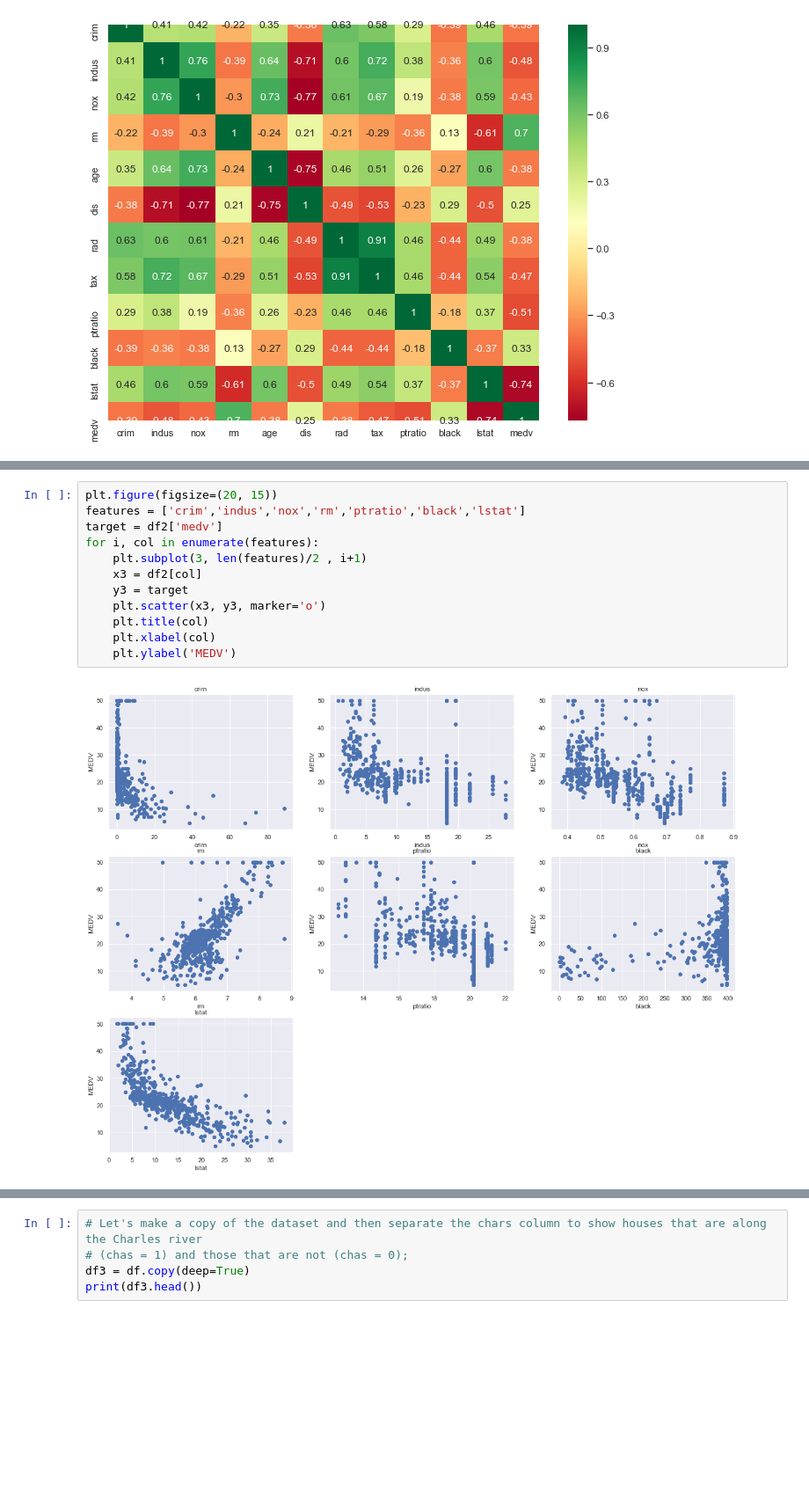
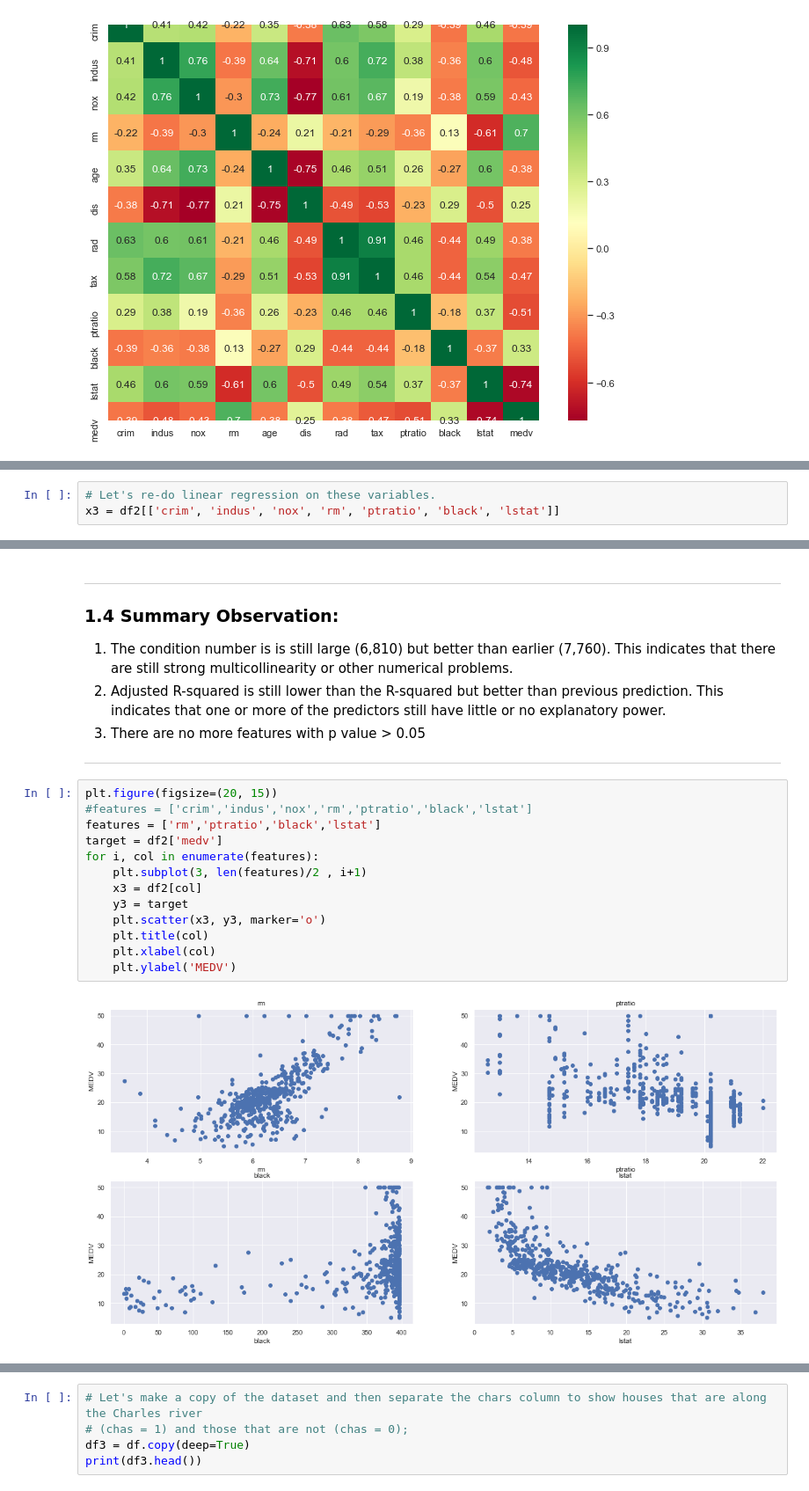
Before and after one commit to dewaledr/MLearning-Projects, a Jupyter notebook: Project_BostonHousePrices.ipynb, the cells around one changed output, grey strips where cells are left out. Shown at 88% size. Saved outputs shown, nothing was run; the diff lists cells and outputs as text; blank space fills up the shorter version.

```diff
--- a/Project_BostonHousePrices.ipynb
+++ b/Project_BostonHousePrices.ipynb
@@ -431,2 +320,5 @@ y3= df2["medv"].values
+# %%
+# Let's re-do linear regression on these variables.
+x3 = df2[['crim', 'indus', 'nox', 'rm', 'ptratio', 'black', 'lstat']]
 # %%
 # # Tell statmodels to include an intercept.
@@ -441,15 +396,23 @@ y3= df2["medv"].values
+# %% [markdown]
+***
+### 1.4 Summary Observation:
+1. The condition number is is still large (6,810) but better than earlier (7,760). This indicates that there are still strong multicollinearity or other numerical problems.
+2. Adjusted R-squared is still lower than the R-squared but better than previous prediction. This indicates that one or more of the predictors still have little or no explanatory power.
+3. There are no more features with p value > 0.05
+***
 # %%
 plt.figure(figsize=(20, 15))
-features = ['crim','indus','nox','rm','ptratio','black','lstat']
+#features = ['crim','indus','nox','rm','ptratio','black','lstat']
+features = ['rm','ptratio','black','lstat']
 target = df2['medv']
 for i, col in enumerate(features):
     plt.subplot(3, len(features)/2 , i+1)
     x3 = df2[col]
     y3 = target
     plt.scatter(x3, y3, marker='o')
     plt.title(col)
     plt.xlabel(col)
     plt.ylabel('MEDV')
 # %% [output]
-[figure, old version]
+[figure, new version]
 # %% [markdown]
```
Also changed, not shown: parts of 84 cells of this notebook.
